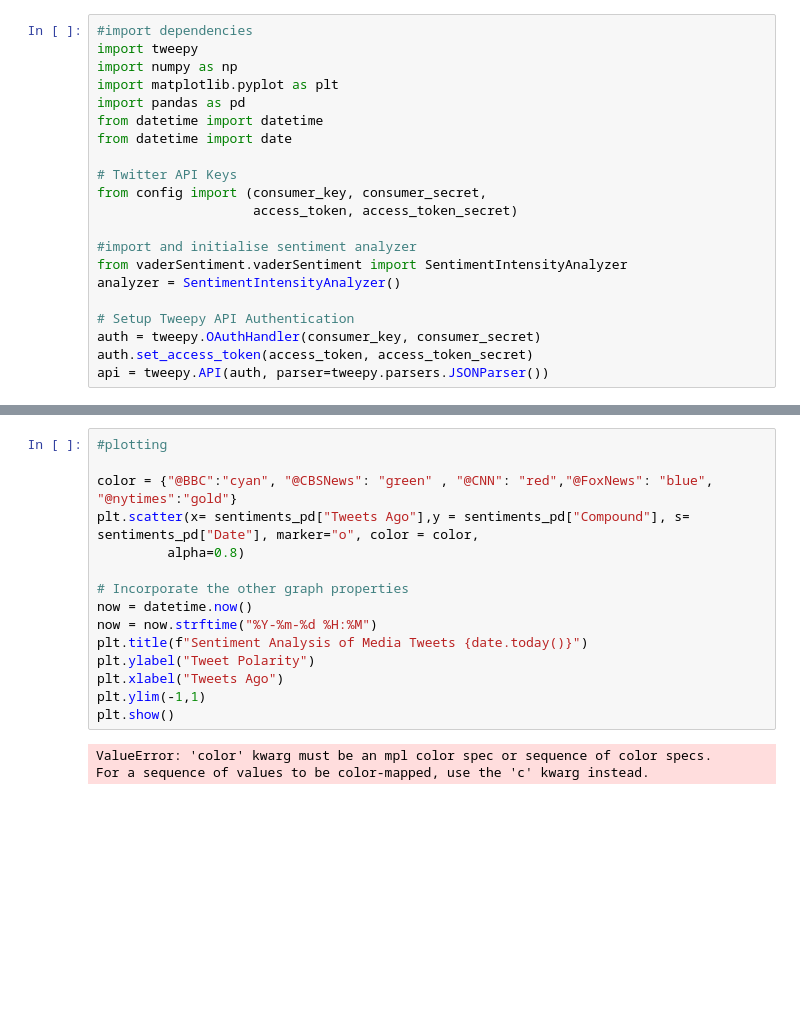
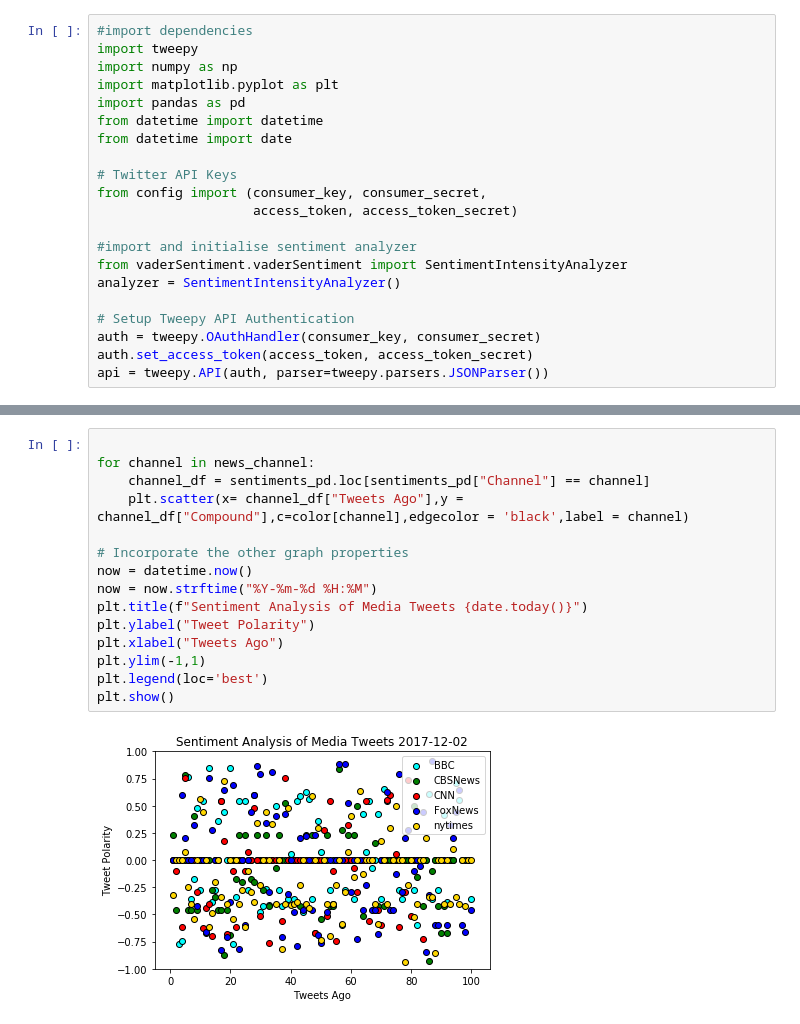
Before and after one commit to subhasushi/Twitter---Distinguishing-Sentiments, a Jupyter notebook: Sentiment_Analysis.ipynb, the cells around one changed output, grey strips where cells are left out. Cells and saved outputs as stored; diff of their text form; blank space fills up the shorter version.

```diff
--- a/Sentiment_Analysis.ipynb
+++ b/Sentiment_Analysis.ipynb
@@ -101,21 +113,20 @@ sentiments_pd.head()
 # %%
-#plotting
 
-color = {"@BBC":"cyan", "@CBSNews": "green" , "@CNN": "red","@FoxNews": "blue", "@nytimes":"gold"}
-plt.scatter(x= sentiments_pd["Tweets Ago"],y = sentiments_pd["Compound"], s= sentiments_pd["Date"], marker="o", color = color,
-         alpha=0.8)
+for channel in news_channel:
+    channel_df = sentiments_pd.loc[sentiments_pd["Channel"] == channel]
+    plt.scatter(x= channel_df["Tweets Ago"],y = channel_df["Compound"],c=color[channel],edgecolor = 'black',label = channel)
 
 # Incorporate the other graph properties
 now = datetime.now()
 now = now.strftime("%Y-%m-%d %H:%M")
 plt.title(f"Sentiment Analysis of Media Tweets {date.today()}")
 plt.ylabel("Tweet Polarity")
 plt.xlabel("Tweets Ago")
 plt.ylim(-1,1)
+plt.legend(loc='best')
 plt.show()
 # %% [output]
-ValueError: 'color' kwarg must be an mpl color spec or sequence of color specs.
-For a sequence of values to be color-mapped, use the 'c' kwarg instead.
+[figure, added]
 # %%
 #Plotting bar graph
 x_axis = np.arange(len(news_channel))
```
Also changed, not shown: parts of 3 cells of this notebook.
